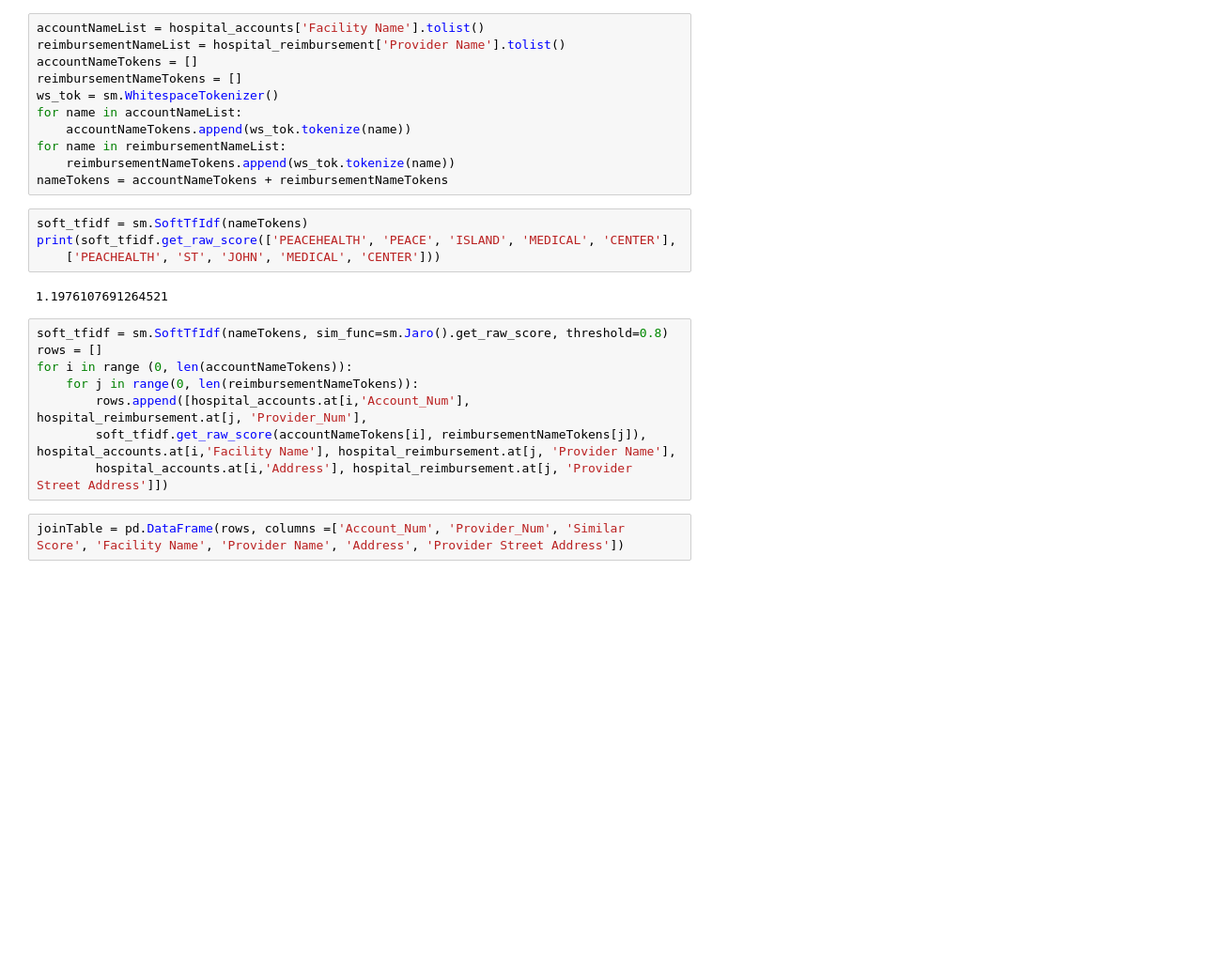
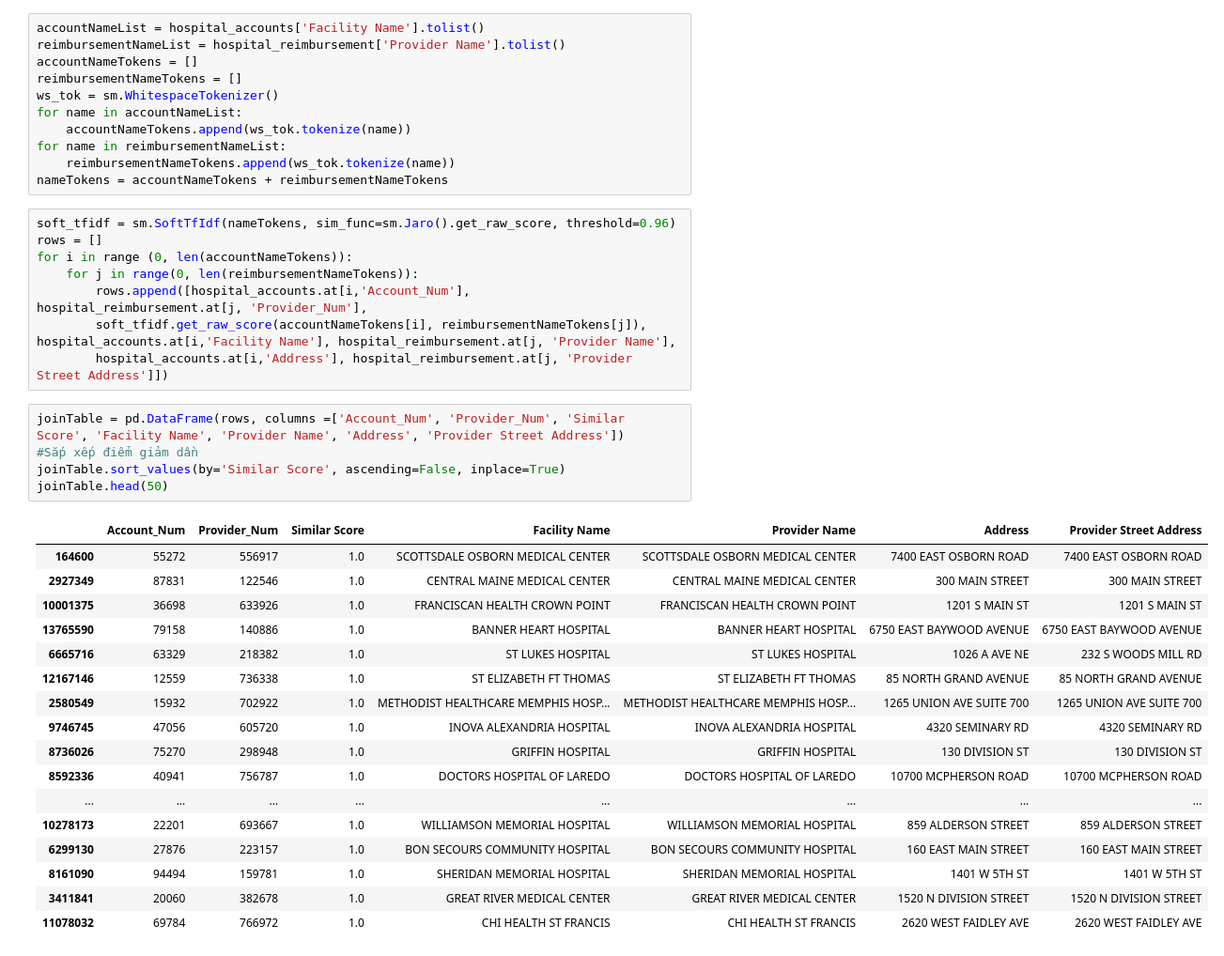
Before and after one commit to DangDuyAnh/THDL_StringMatching, a Jupyter notebook: py_stringmatching/softTF-IDF.ipynb, the cells around one changed output. Shown at 94% size. Saved outputs shown, nothing was run; the diff lists cells and outputs as text; blank space fills up the shorter version.

```diff
--- a/py_stringmatching/softTF-IDF.ipynb
+++ b/py_stringmatching/softTF-IDF.ipynb
@@ -18,14 +18,8 @@ for name in accountNameList:
 for name in reimbursementNameList:
     reimbursementNameTokens.append(ws_tok.tokenize(name))
 nameTokens = accountNameTokens + reimbursementNameTokens
-# %%
-soft_tfidf = sm.SoftTfIdf(nameTokens)
-print(soft_tfidf.get_raw_score(['PEACEHEALTH', 'PEACE', 'ISLAND', 'MEDICAL', 'CENTER'],
-    ['PEACHEALTH', 'ST', 'JOHN', 'MEDICAL', 'CENTER']))
-# %% [output]
-1.1976107691264521
 # %%
-soft_tfidf = sm.SoftTfIdf(nameTokens, sim_func=sm.Jaro().get_raw_score, threshold=0.8)
+soft_tfidf = sm.SoftTfIdf(nameTokens, sim_func=sm.Jaro().get_raw_score, threshold=0.96)
 rows = []
 for i in range (0, len(accountNameTokens)):
     for j in range(0, len(reimbursementNameTokens)):
@@ -34,3 +28,24 @@ for i in range (0, len(accountNameTokens)):
         hospital_accounts.at[i,'Address'], hospital_reimbursement.at[j, 'Provider Street Address']])
 # %%
 joinTable = pd.DataFrame(rows, columns =['Account_Num', 'Provider_Num', 'Similar Score', 'Facility Name', 'Provider Name', 'Address', 'Provider Street Address'])
+#Sắp xếp điểm giảm dần
+joinTable.sort_values(by='Similar Score', ascending=False, inplace=True)
+joinTable.head(50)
+# %% [output]
+|  | Account_Num | Provider_Num | Similar Score | Facility Name | Provider Name | Address | Provider Street Address |
+| 164600 | 55272 | 556917 | 1.0 | SCOTTSDALE OSBORN MEDICAL CENTER | SCOTTSDALE OSBORN MEDICAL CENTER | 7400 EAST OSBORN ROAD | 7400 EAST OSBORN ROAD |
+| 2927349 | 87831 | 122546 | 1.0 | CENTRAL MAINE MEDICAL CENTER | CENTRAL MAINE MEDICAL CENTER | 300 MAIN STREET | 300 MAIN STREET |
+| 10001375 | 36698 | 633926 | 1.0 | FRANCISCAN HEALTH CROWN POINT | FRANCISCAN HEALTH CROWN POINT | 1201 S MAIN ST | 1201 S MAIN ST |
+| 13765590 | 79158 | 140886 | 1.0 | BANNER HEART HOSPITAL | BANNER HEART HOSPITAL | 6750 EAST BAYWOOD AVENUE | 6750 EAST BAYWOOD AVENUE |
+| 6665716 | 63329 | 218382 | 1.0 | ST LUKES HOSPITAL | ST LUKES HOSPITAL | 1026 A AVE NE | 232 S WOODS MILL RD |
+| 12167146 | 12559 | 736338 | 1.0 | ST ELIZABETH FT THOMAS | ST ELIZABETH FT THOMAS | 85 NORTH GRAND AVENUE | 85 NORTH GRAND AVENUE |
+| 2580549 | 15932 | 702922 | 1.0 | METHODIST HEALTHCARE MEMPHIS HOSP... | METHODIST HEALTHCARE MEMPHIS HOSP... | 1265 UNION AVE SUITE 700 | 1265 UNION AVE SUITE 700 |
+| 9746745 | 47056 | 605720 | 1.0 | INOVA ALEXANDRIA HOSPITAL | INOVA ALEXANDRIA HOSPITAL | 4320 SEMINARY RD | 4320 SEMINARY RD |
+| 8736026 | 75270 | 298948 | 1.0 | GRIFFIN HOSPITAL | GRIFFIN HOSPITAL | 130 DIVISION ST | 130 DIVISION ST |
+| 8592336 | 40941 | 756787 | 1.0 | DOCTORS HOSPITAL OF LAREDO | DOCTORS HOSPITAL OF LAREDO | 10700 MCPHERSON ROAD | 10700 MCPHERSON ROAD |
+| ... | ... | ... | ... | ... | ... | ... | ... |
+| 10278173 | 22201 | 693667 | 1.0 | WILLIAMSON MEMORIAL HOSPITAL | WILLIAMSON MEMORIAL HOSPITAL | 859 ALDERSON STREET | 859 ALDERSON STREET |
+| 6299130 | 27876 | 223157 | 1.0 | BON SECOURS COMMUNITY HOSPITAL | BON SECOURS COMMUNITY HOSPITAL | 160 EAST MAIN STREET | 160 EAST MAIN STREET |
+| 8161090 | 94494 | 159781 | 1.0 | SHERIDAN MEMORIAL HOSPITAL | SHERIDAN MEMORIAL HOSPITAL | 1401 W 5TH ST | 1401 W 5TH ST |
+| 3411841 | 20060 | 382678 | 1.0 | GREAT RIVER MEDICAL CENTER | GREAT RIVER MEDICAL CENTER | 1520 N DIVISION STREET | 1520 N DIVISION STREET |
+| 11078032 | 69784 | 766972 | 1.0 | CHI HEALTH ST FRANCIS | CHI HEALTH ST FRANCIS | 2620 WEST FAIDLEY AVE | 2620 WEST FAIDLEY AVE |
```
Also changed, not shown: parts of 5 cells of this notebook, 5 other files.
